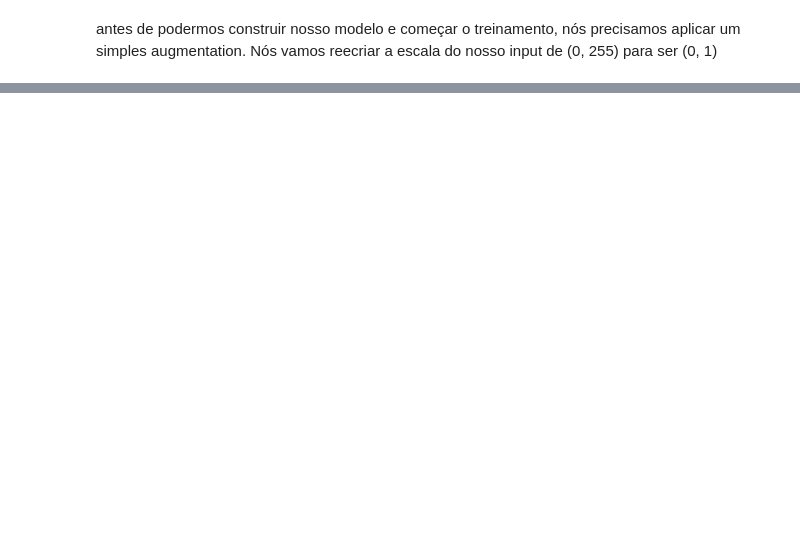
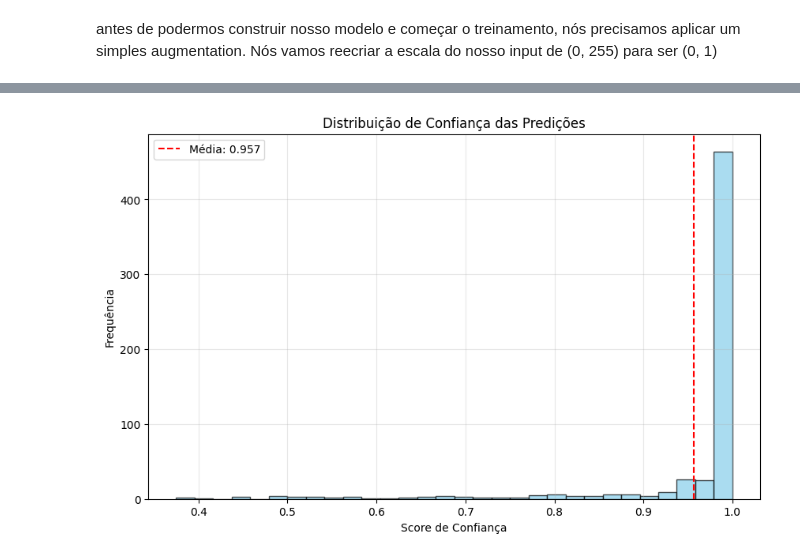
Before and after one commit to davidoneilai/breath2vision, a Jupyter notebook: mvp.ipynb, the cells around one changed output, grey strips where cells are left out. Saved outputs shown, nothing was run; the diff lists cells and outputs as text; code cells hidden in the pictures; blank space fills up the shorter version.

```diff
--- a/mvp.ipynb
+++ b/mvp.ipynb
@@ -271,0 +334,16 @@ Final loss: 0.146561, final accuracy: 0.963333
+# %%
+# 3. Distribuição de Confiança das Predições
+confidence_scores = np.max(predictions, axis=1)
+
+plt.figure(figsize=(10, 6))
+plt.hist(confidence_scores, bins=30, alpha=0.7, color='skyblue', edgecolor='black')
+plt.title('Distribuição de Confiança das Predições')
+plt.xlabel('Score de Confiança')
+plt.ylabel('Frequência')
+plt.grid(True, alpha=0.3)
+plt.axvline(np.mean(confidence_scores), color='red', linestyle='--',
+           label=f'Média: {np.mean(confidence_scores):.3f}')
+plt.legend()
+plt.show()
+# %% [output]
+[figure, added]
```
Also changed, not shown: parts of 10 cells of this notebook.
